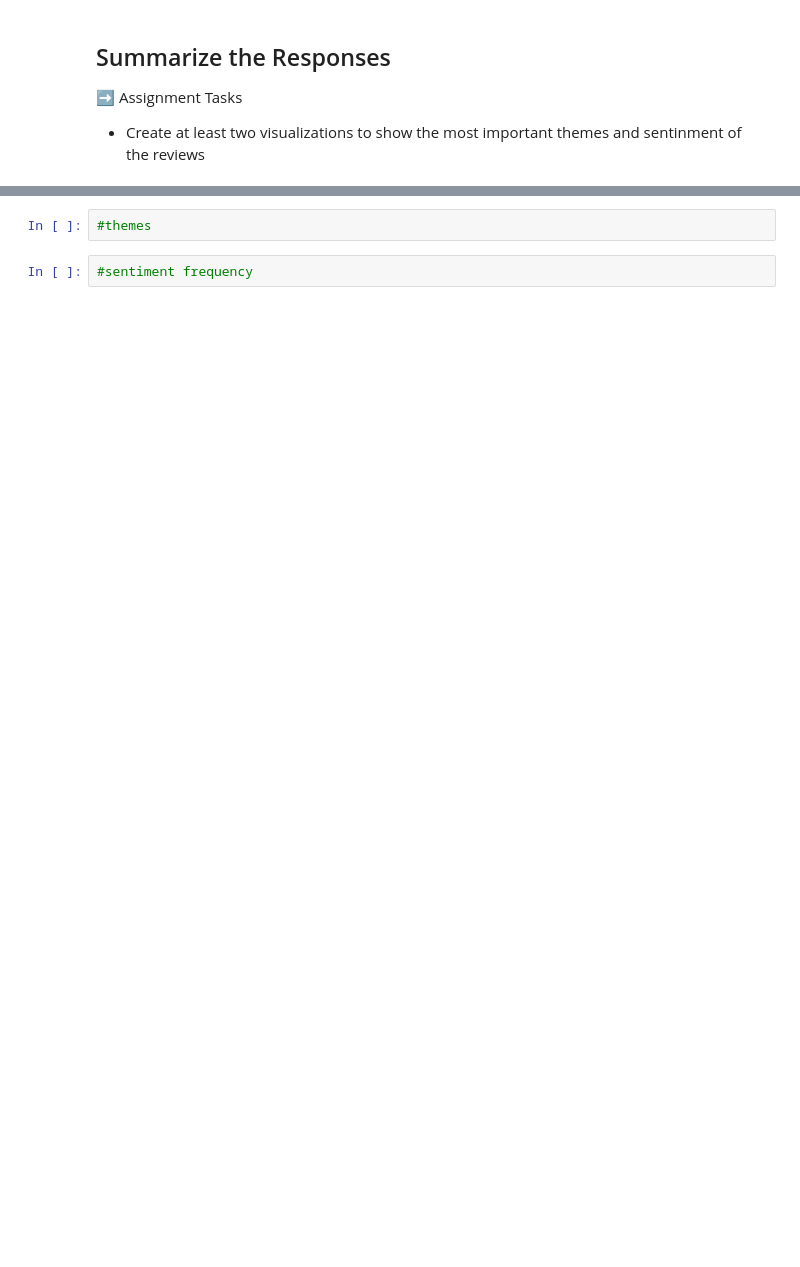
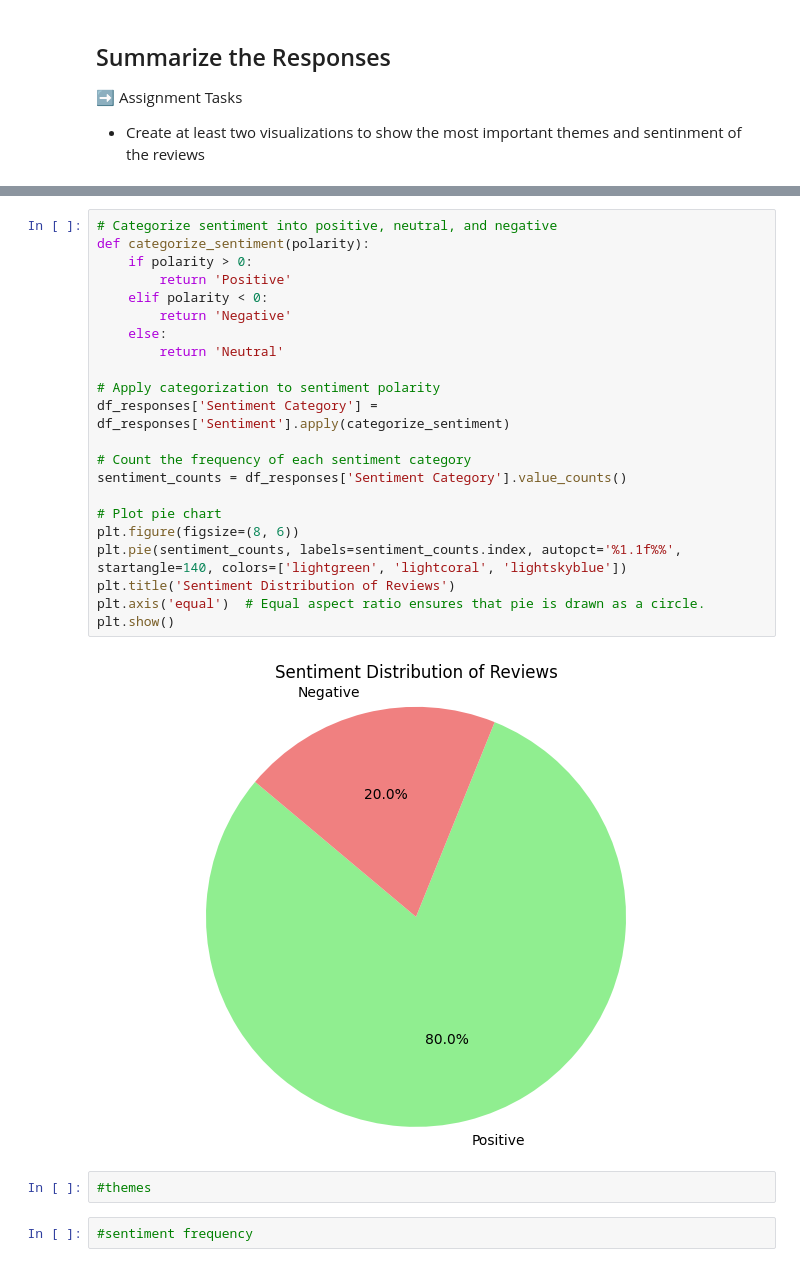
Before and after one commit to u1331486/IS-4487-Labs, a Jupyter notebook: Labs/Scripts/lab14_megatelco_reviews.ipynb, the cells around one changed output, grey strips where cells are left out. Saved outputs shown, nothing was run; the diff lists cells and outputs as text; blank space fills up the shorter version.

```diff
--- a/Labs/Scripts/lab14_megatelco_reviews.ipynb
+++ b/Labs/Scripts/lab14_megatelco_reviews.ipynb
@@ -139,3 +262,27 @@ print(response.choices[0].message.content)
+# %%
+# Categorize sentiment into positive, neutral, and negative
+def categorize_sentiment(polarity):
+    if polarity > 0:
+        return 'Positive'
+    elif polarity < 0:
+        return 'Negative'
+    else:
+        return 'Neutral'
+
+# Apply categorization to sentiment polarity
+df_responses['Sentiment Category'] = df_responses['Sentiment'].apply(categorize_sentiment)
+
+# Count the frequency of each sentiment category
+sentiment_counts = df_responses['Sentiment Category'].value_counts()
+
+# Plot pie chart
+plt.figure(figsize=(8, 6))
+plt.pie(sentiment_counts, labels=sentiment_counts.index, autopct='%1.1f%%', startangle=140, colors=['lightgreen', 'lightcoral', 'lightskyblue'])
+plt.title('Sentiment Distribution of Reviews')
+plt.axis('equal')  # Equal aspect ratio ensures that pie is drawn as a circle.
+plt.show()
+# %% [output]
+[figure, added]
 # %%
 #themes
 # %%
```
Also changed, not shown: parts of 7 cells of this notebook.
